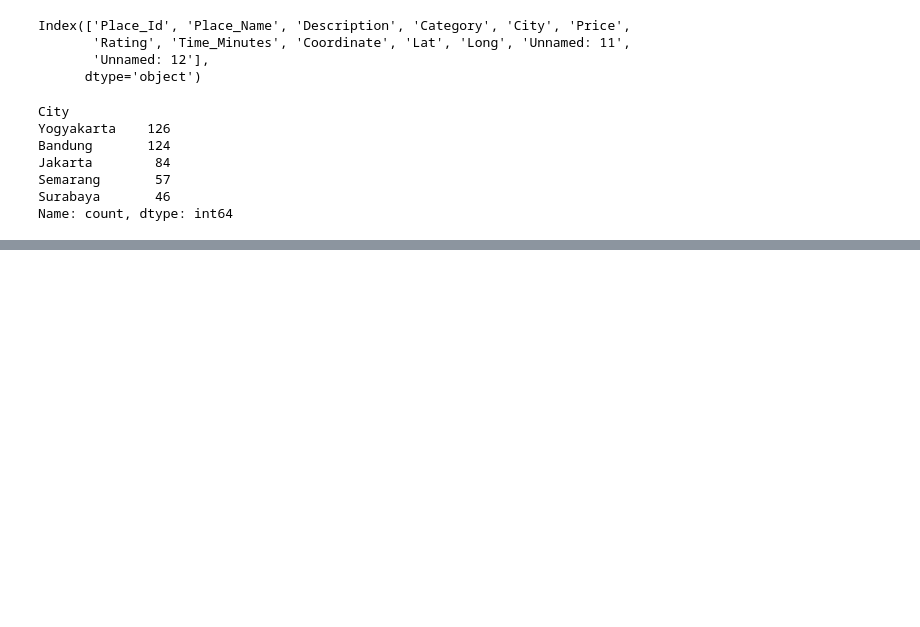
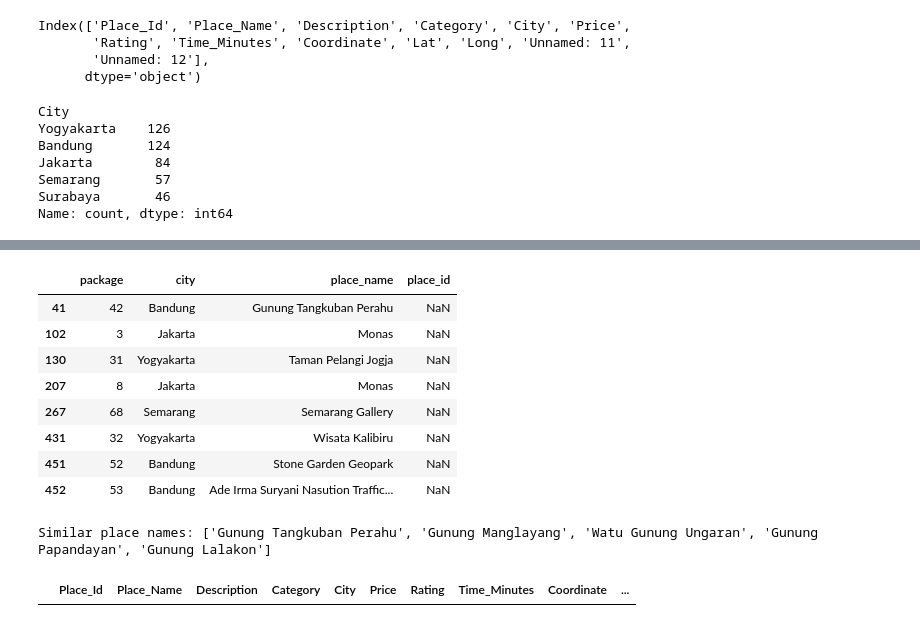
Before and after one commit to TemanWisata/supabase-python-seeder, a Jupyter notebook: seeder.ipynb, the cells around one changed output, grey strips where cells are left out. Saved outputs shown, nothing was run; the diff lists cells and outputs as text; code cells hidden in the pictures; blank space fills up the shorter version.

```diff
--- a/seeder.ipynb
+++ b/seeder.ipynb
@@ -190,0 +293,31 @@ with open("supabase/seeder/place.sql", "w") as f:
+# %%
+flat_df["place_name"] = flat_df["place_name"].map(lambda x: x.replace("|", "").strip())
+# %%
+
+flat_df['place_id'] = flat_df['place_name'].apply(name_to_id)
+# %%
+flat_df[flat_df['place_id'].isna()]
+# %% [output]
+|  | package | city | place_name | place_id |
+| 41 | 42 | Bandung | Gunung Tangkuban Perahu | NaN |
+| 102 | 3 | Jakarta | Monas | NaN |
+| 130 | 31 | Yogyakarta | Taman Pelangi Jogja | NaN |
+| 207 | 8 | Jakarta | Monas | NaN |
+| 267 | 68 | Semarang | Semarang Gallery | NaN |
+| 431 | 32 | Yogyakarta | Wisata Kalibiru | NaN |
+| 451 | 52 | Bandung | Stone Garden Geopark | NaN |
+| 452 | 53 | Bandung | Ade Irma Suryani Nasution Traffic... | NaN |
+# %%
+# Get all place names
+place_names = df["tourism_with_id"]["Place_Name"].tolist()
+
+# Find close matches
+similar = difflib.get_close_matches("Gunung Tangkuban Perahu", place_names, n=5, cutoff=0.5)
+print("Similar place names:", similar)
+# %% [output]
+Similar place names: ['Gunung Tangkuban Perahu', 'Gunung Manglayang', 'Watu Gunung Ungaran', 'Gunung Papandayan', 'Gunung Lalakon']
+# %%
+#Fix gunung tangkuban perahu
+df["tourism_with_id"].query("Place_Name == 'GunungTangkuban perahu'")
+# %% [output]
+|  | Place_Id | Place_Name | Description | Category | City | Price | Rating | Time_Minutes | Coordinate | ... |
```
Also changed, not shown: parts of 36 cells of this notebook, 5 other files.
